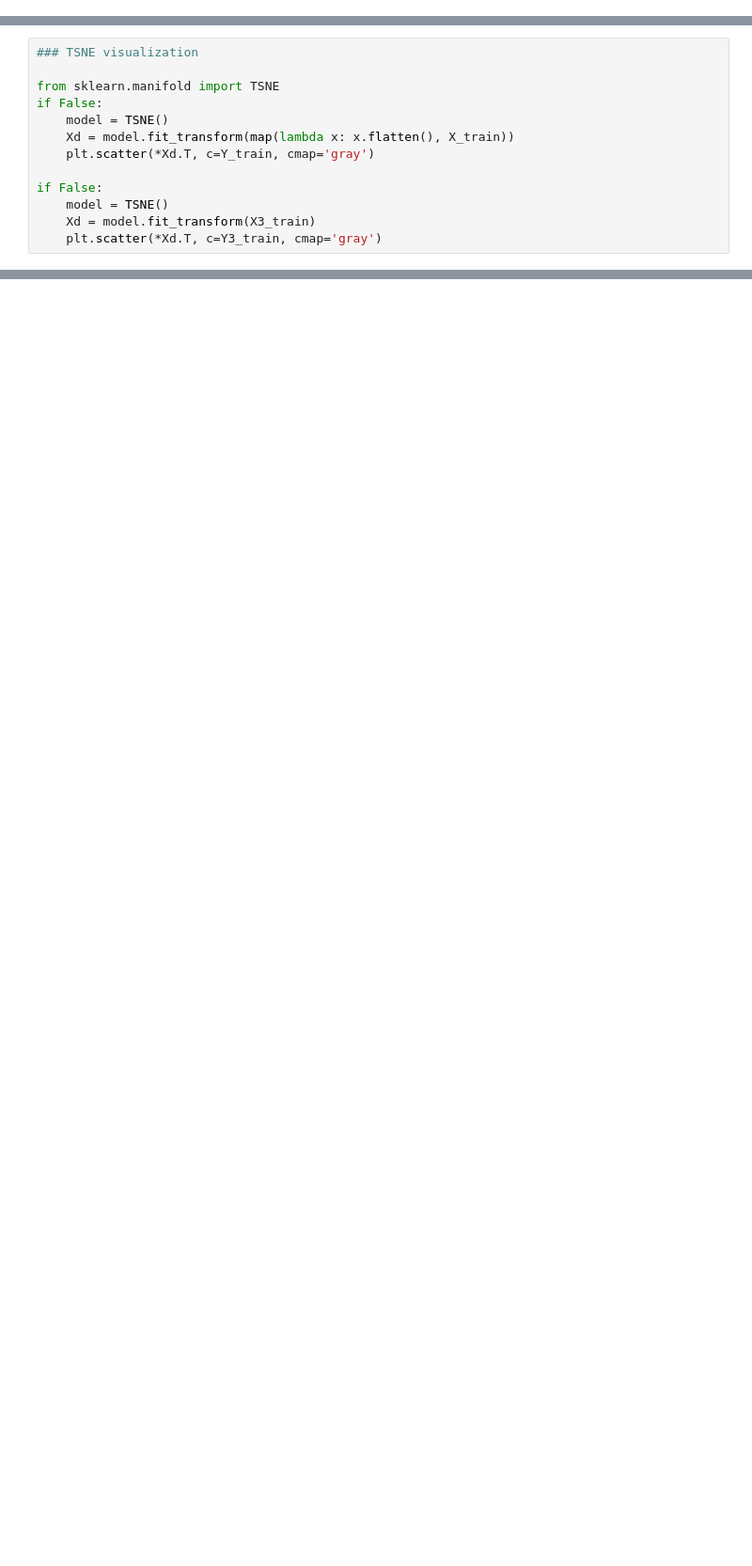
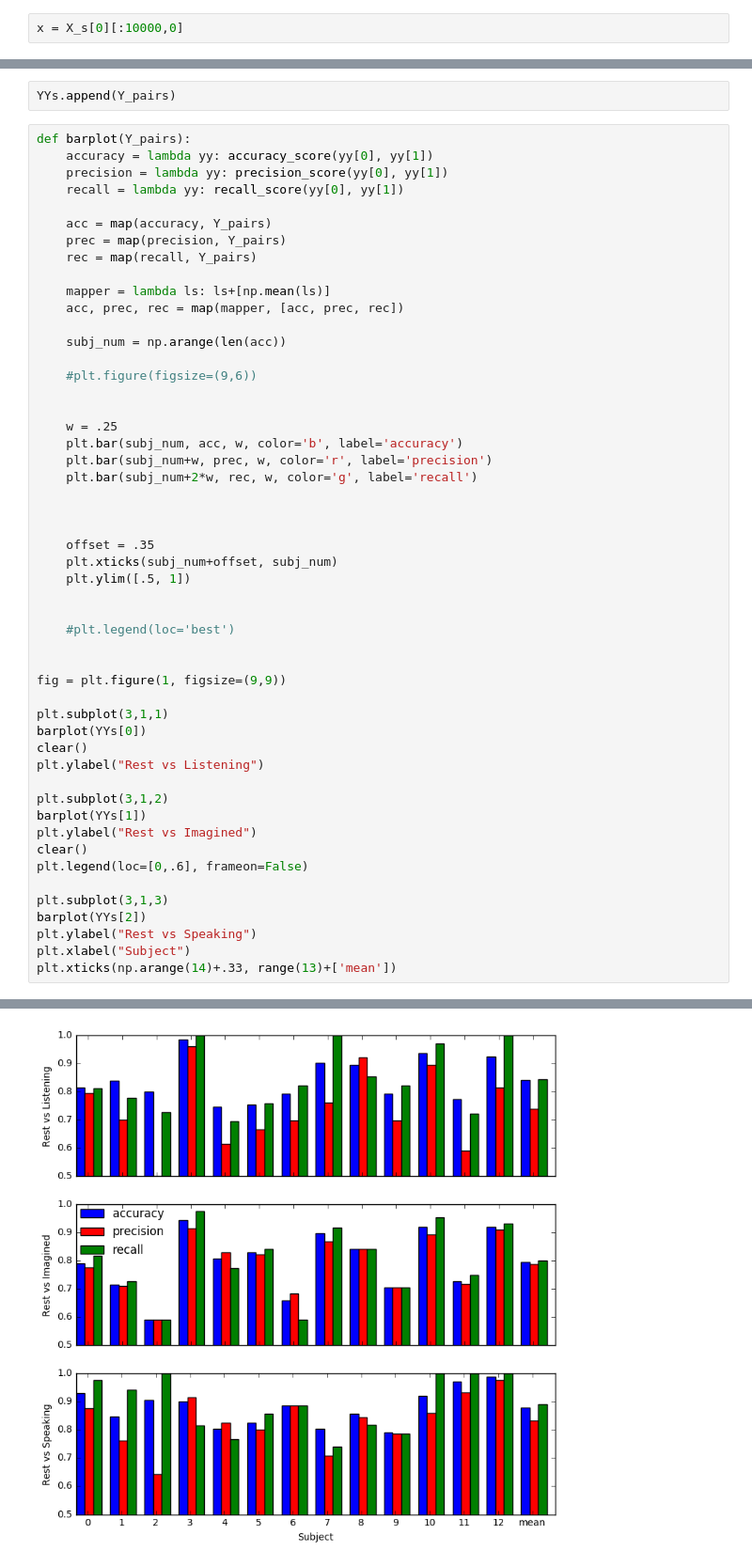
Before and after one commit to yliapis/EEG_kara, a Jupyter notebook: State Classification.ipynb, the cells around one changed output, grey strips where cells are left out. Shown: that part at 94% size. Drawn from its saved outputs; the diff is of its cells as text; blank space fills up the shorter version.

```diff
--- a/State Classification.ipynb
+++ b/State Classification.ipynb
@@ -41,0 +173,2 @@ Converting time column to int64...
+# %%
+x = X_s[0][:10000,0]
@@ -178,13 +310,0 @@ print sum(keeps2)
-# %%
-### TSNE visualization
-
-from sklearn.manifold import TSNE
-if False:
-    model = TSNE()
-    Xd = model.fit_transform(map(lambda x: x.flatten(), X_train))
-    plt.scatter(*Xd.T, c=Y_train, cmap='gray')
-
-if False:
-    model = TSNE()
-    Xd = model.fit_transform(X3_train)
-    plt.scatter(*Xd.T, c=Y3_train, cmap='gray')
@@ -277,0 +428,54 @@ plt.imshow(X3_train, aspect='auto')
+# %%
+YYs.append(Y_pairs)
+# %%
+def barplot(Y_pairs):
+    accuracy = lambda yy: accuracy_score(yy[0], yy[1])
+    precision = lambda yy: precision_score(yy[0], yy[1])
+    recall = lambda yy: recall_score(yy[0], yy[1])
+
+    acc = map(accuracy, Y_pairs)
+    prec = map(precision, Y_pairs)
+    rec = map(recall, Y_pairs)
+
+    mapper = lambda ls: ls+[np.mean(ls)]
+    acc, prec, rec = map(mapper, [acc, prec, rec])
+
+    subj_num = np.arange(len(acc))
+
+    #plt.figure(figsize=(9,6))
+
+
+    w = .25
+    plt.bar(subj_num, acc, w, color='b', label='accuracy')
+    plt.bar(subj_num+w, prec, w, color='r', label='precision')
+    plt.bar(subj_num+2*w, rec, w, color='g', label='recall')
+
+
+
+    offset = .35
+    plt.xticks(subj_num+offset, subj_num)
+    plt.ylim([.5, 1])
+
+
+    #plt.legend(loc='best')
+
+
+fig = plt.figure(1, figsize=(9,9))
+
+plt.subplot(3,1,1)
+barplot(YYs[0])
+clear()
+plt.ylabel("Rest vs Listening")
+
+plt.subplot(3,1,2)
+barplot(YYs[1])
+plt.ylabel("Rest vs Imagined")
+clear()
+plt.legend(loc=[0,.6], frameon=False)
+
+plt.subplot(3,1,3)
+barplot(YYs[2])
+plt.ylabel("Rest vs Speaking")
+plt.xlabel("Subject")
+plt.xticks(np.arange(14)+.33, range(13)+['mean'])
+# %% [output]
@@ -277,0 +497 @@ plt.imshow(X3_train, aspect='auto')
+[figure, added]
```
Also changed, not shown: parts of 62 cells of this notebook, 10 other files.
